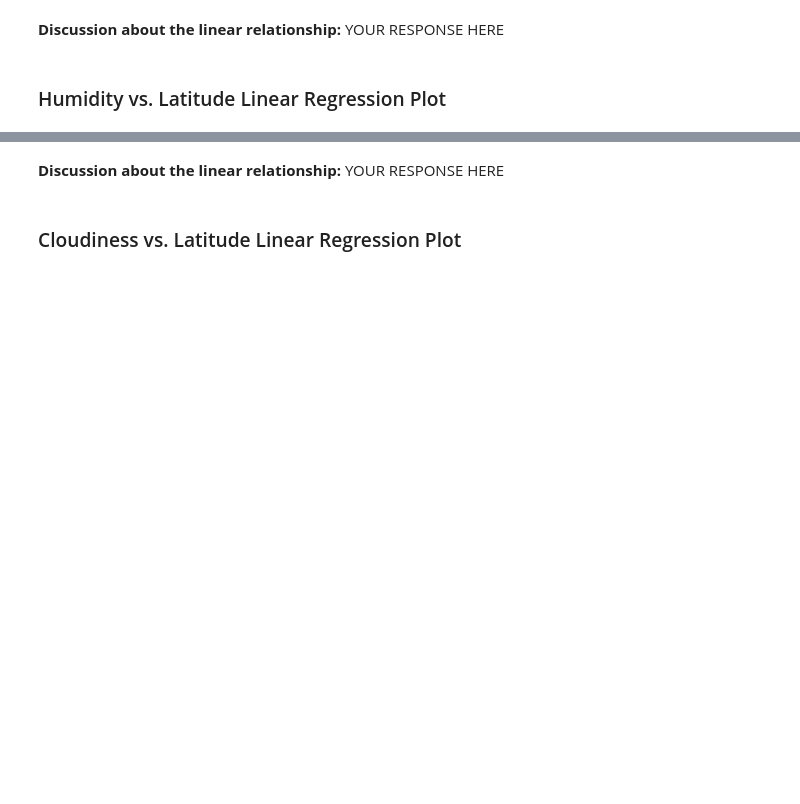
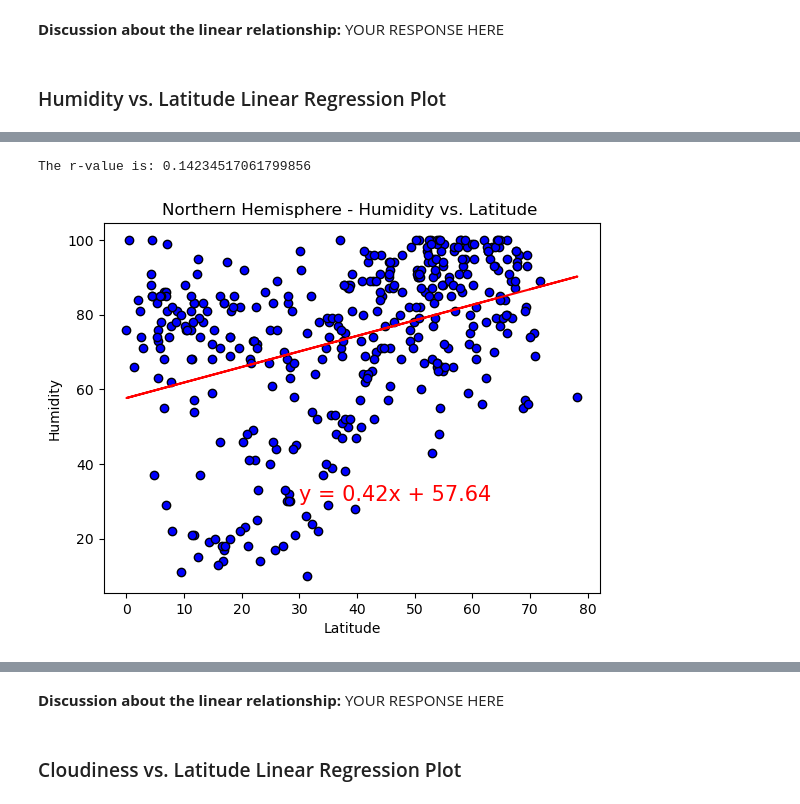
Before and after one commit to Dhruvi267/Python-api-challenge, a Jupyter notebook: WeatherPy.ipynb, the cells around one changed output, grey strips where cells are left out. Saved outputs shown, nothing was run; the diff lists cells and outputs as text; code cells hidden in the pictures; blank space fills up the shorter version.

```diff
--- a/WeatherPy.ipynb
+++ b/WeatherPy.ipynb
@@ -341,0 +353,20 @@ The r^2-value is: 0.00014367159540169783
+# %%
+# Northern Hemisphere
+x_values = northern_hemi_df["Lat"]
+y_values = northern_hemi_df["Humidity"]
+
+# Call the function
+slope, intercept, rvalue, pvalue, stderr, regress_values, line_eq = linear_regression(x_values, y_values)
+print(f"The r-value is: {rvalue**2}")
+
+# Create the plot
+plt.scatter(x_values, y_values, color="blue", edgecolors="black")
+plt.plot(x_values, regress_values, "r-")
+plt.annotate(line_eq, (30, 30), fontsize=15, color="red")
+plt.xlabel("Latitude")
+plt.ylabel("Humidity")
+plt.title("Northern Hemisphere - Humidity vs. Latitude ")
+plt.show()
+# %% [output]
+The r-value is: 0.14234517061799856
+[figure, added]
```
Also changed, not shown: parts of 27 cells of this notebook, 5 other files.
